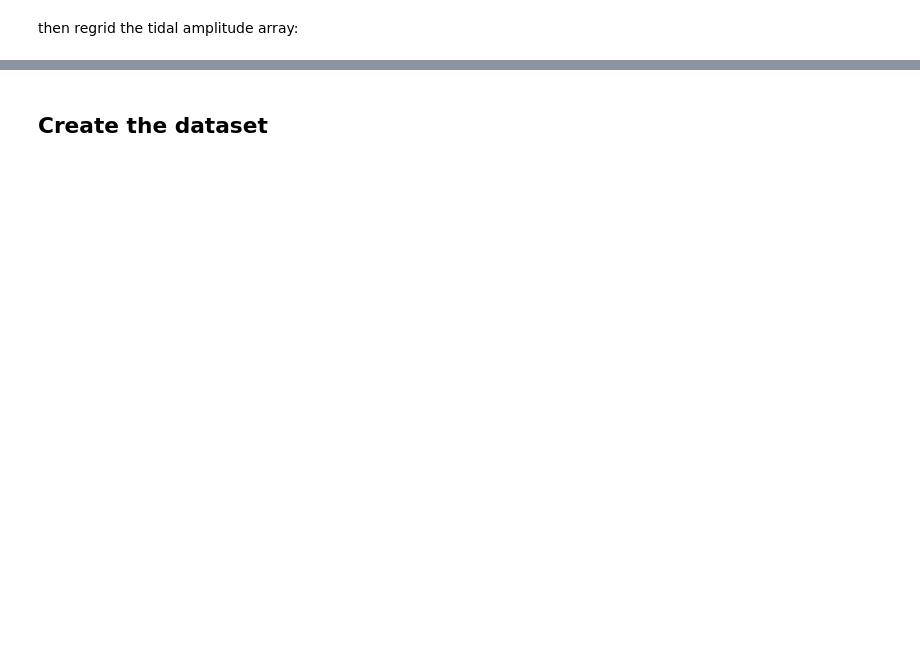
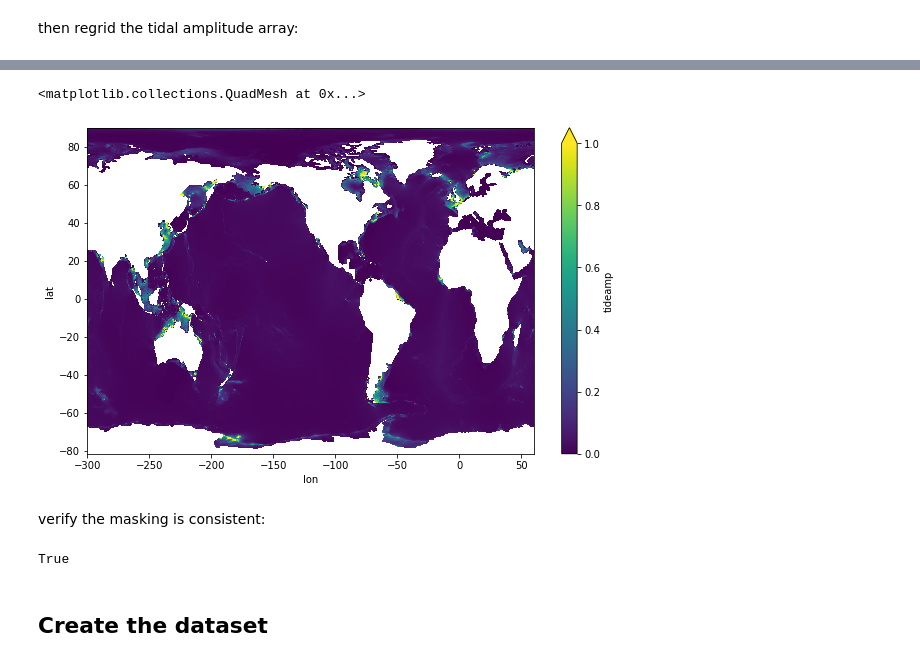
Before and after one commit to raphaeldussin/OM4p25_tideamp, a Jupyter notebook: Tidal_forcing_TPXO8_OM4p25.ipynb, the cells around one changed output, grey strips where cells are left out. Drawn from its saved outputs; the diff is of its cells as text; code cells hidden in the pictures; blank space fills up the shorter version.

Commit message:
* add masking, update answers

```diff
--- a/Tidal_forcing_TPXO8_OM4p25.ipynb
+++ b/Tidal_forcing_TPXO8_OM4p25.ipynb
@@ -279,3 +304,20 @@ tideamp_regridded.plot(vmin=0, vmax=1,
+# %%
+tideamp_regridded = tideamp_regridded.where(OM4grid['wet'] !=0)
+# %%
+plt.figure(figsize=[10,6])
+tideamp_regridded.plot(vmin=0, vmax=1,
+                       x='lon', y='lat',
+                       cmap='viridis')
+# %% [output]
+<matplotlib.collections.QuadMesh at 0x...>
+[figure, added]
+# %% [markdown]
+verify the masking is consistent:
+# %%
+masked = xr.where(~np.isnan(tideamp_regridded), 1,0)
+np.allclose(masked.values, OM4grid['wet'].values)
+# %% [output]
+True
 # %% [markdown]
 ## Create the dataset
 # %%
```
Also changed, not shown: parts of 17 cells of this notebook, 7 other files.
